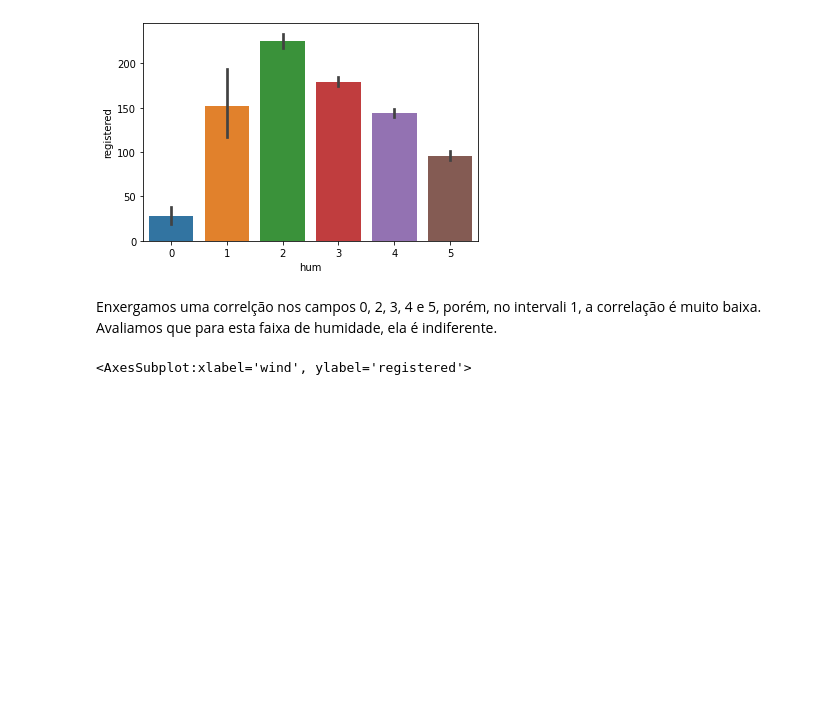
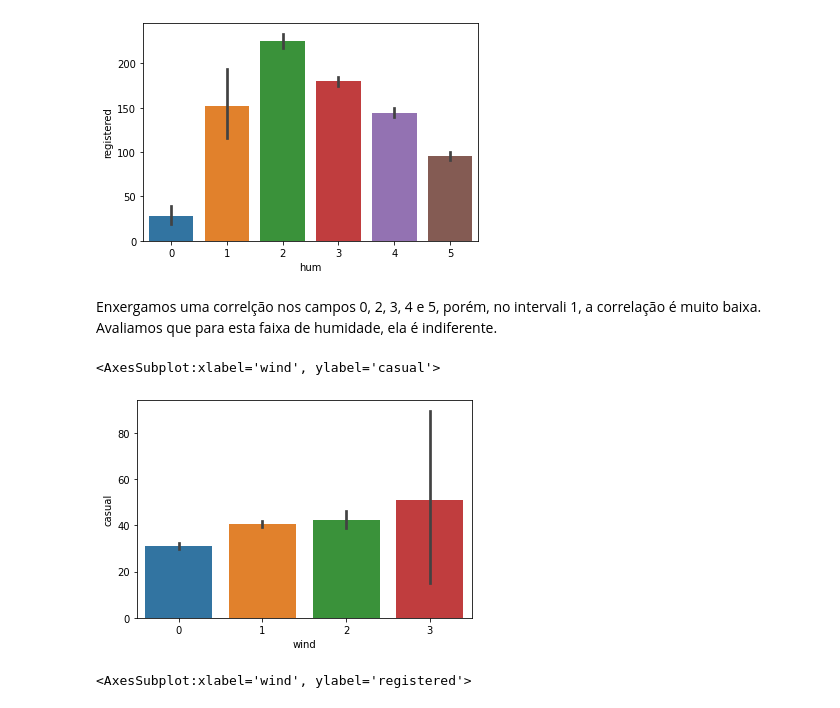
Before and after one commit to leotanaka4/Trabalho2LingProg, a Jupyter notebook: ans.ipynb, the cells around one changed output. Drawn from its saved outputs; the diff is of its cells as text; code cells hidden in the pictures; blank space fills up the shorter version.

```diff
--- a/ans.ipynb
+++ b/ans.ipynb
@@ -435,6 +440,11 @@ sns.barplot(x="hum", y="registered", data=data_b)
 [figure]
 # %% [markdown]
 Enxergamos uma correlção nos campos 0, 2, 3, 4 e 5, porém, no intervali 1, a correlação é muito baixa. Avaliamos que para esta faixa de humidade, ela é indiferente.
+# %%
+sns.barplot(x="wind", y="casual", data=data_b)
+# %% [output]
+<AxesSubplot:xlabel='wind', ylabel='casual'>
+[figure, added]
 # %%
 sns.barplot(x="wind", y="registered", data=data_b)
 # %% [output]
```
Also changed, not shown: parts of 14 cells of this notebook, 1 other file.
